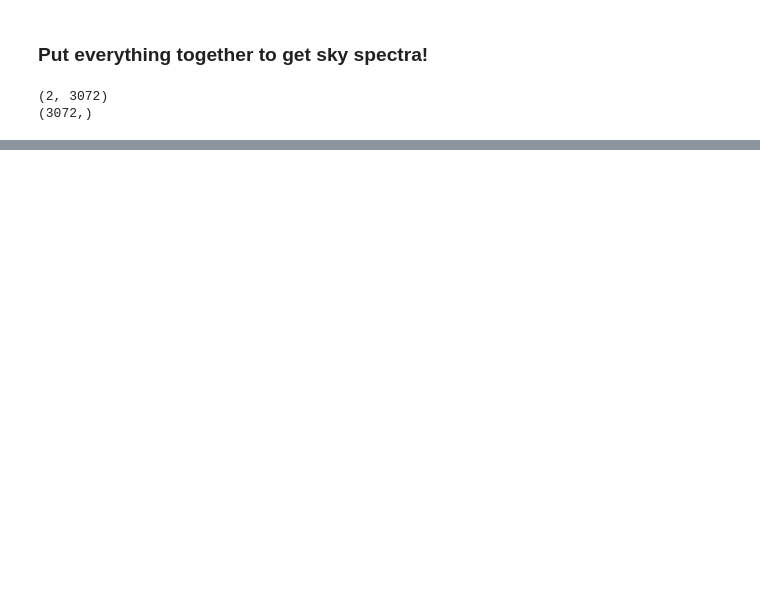
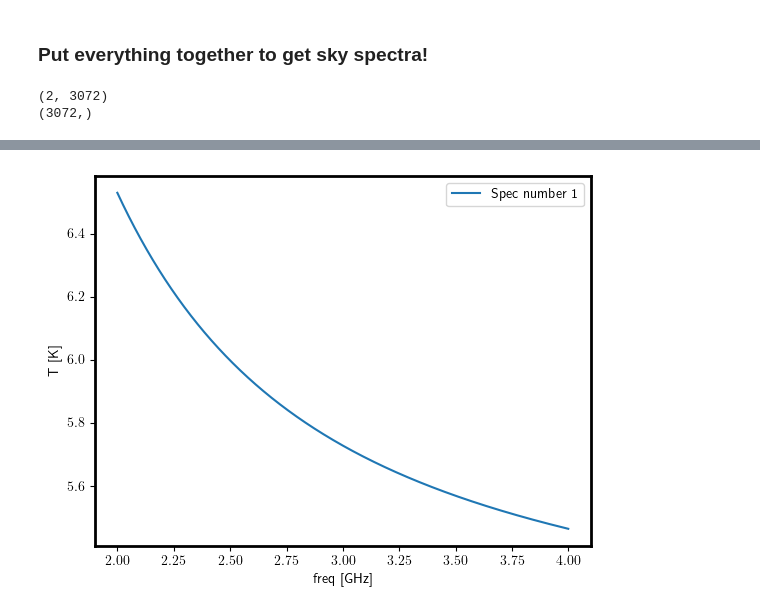
Before and after one commit to mayurisrao/APSERa, a Jupyter notebook: sky_spectrum_simulation_power_law_model.ipynb, the cells around one changed output, grey strips where cells are left out. Drawn from its saved outputs; the diff is of its cells as text; code cells hidden in the pictures; blank space fills up the shorter version.

```diff
--- a/sky_spectrum_simulation_power_law_model.ipynb
+++ b/sky_spectrum_simulation_power_law_model.ipynb
@@ -165,3 +235,8 @@ Using UTC start time for the spectra as : 2025-09-09 14:34:42 generating  1  spe
+# %%
+spectra = np.zeros([n_spectra,No_of_Channels])
+spectra_noise = np.zeros([n_spectra,No_of_Channels])
+spectra_noCRR = np.zeros([n_spectra,No_of_Channels])
+spectra_noise_noCRR = np.zeros([n_spectra,No_of_Channels])
 # %% [markdown]
 ### Read input sky maps apply corrections
 # %%
@@ -294,14 +369,14 @@ plt.show()
 
 # print("Computed sky model saved to powerlaw_sky_2_4_GHz_1MHz_res_3072pixels.txt")
 # %%
-recomb_file = os.path.join(file_input_path,'total_spec_new.txt')
+recomb_file = os.path.join(file_input_path,'total_spec_new.dat')
 df = pd.read_csv(recomb_file,sep= "    " ,header = None)
 df.reset_index(drop=True, inplace=True)
 df.columns = ["Frequency","Intensity"]
 x = df["Frequency"]
 y= df["Intensity"]
 ius = InterpolatedUnivariateSpline(x, y)   #1-D interpolating spline for a given set of data points; default k=3 being cubic spline
-CRR_int = ius(freq)
+CRR_Int = ius(freq)
 # %%
 plt.figure(figsize=(10, 7))
 #plt.plot((df['Frequency']), (df['Intensity']),linewidth=2)
@@ -509,0 +593,9 @@ SyntaxError: invalid syntax (1220914857.py, line 18)
+# %%
+for i, spectrum in enumerate(spectra):
+    plt.plot(freq,spectrum, label=f'Spec number {i+1}')
+plt.xlabel('freq [GHz]')
+plt.ylabel('T [K]')
+plt.legend()
+plt.show()
+# %% [output]
+[figure, added]
```
Also changed, not shown: parts of 18 cells of this notebook.
